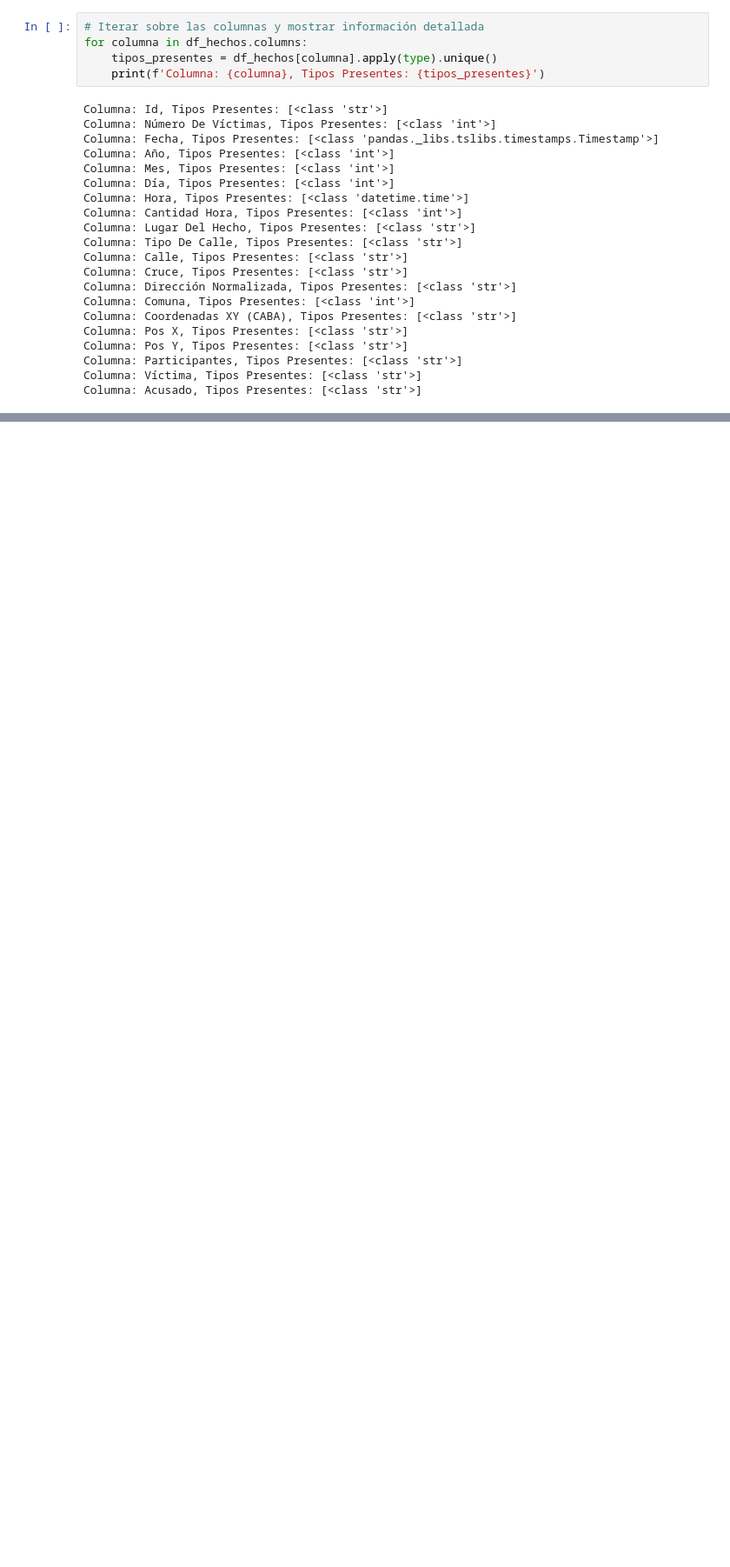
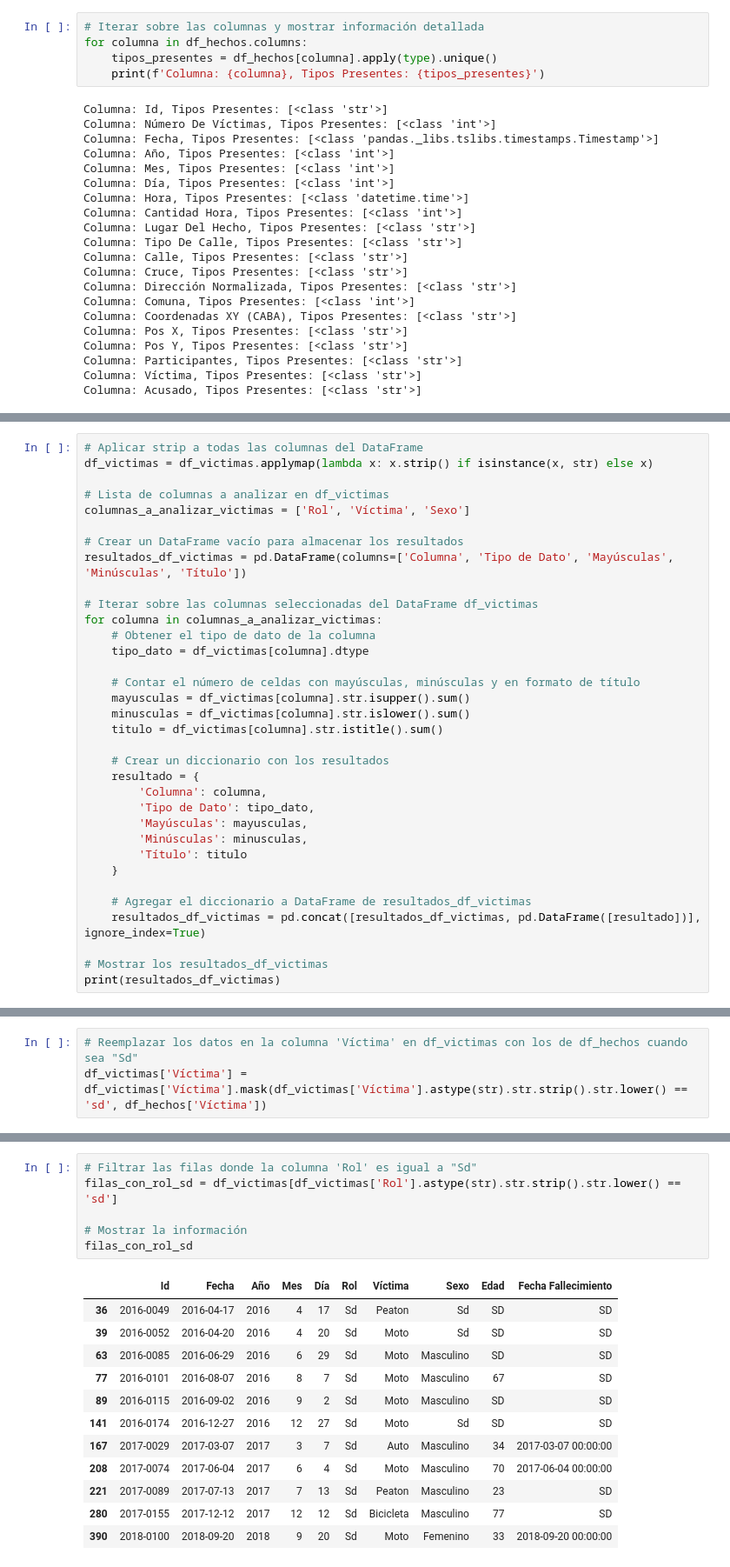
Before and after one commit to ajalvarez75/PI-Siniestros-Viales, a Jupyter notebook: proyecto/EDA_homicidios.ipynb, the cells around one changed output, grey strips where cells are left out. Shown at 87% size. Drawn from its saved outputs; the diff is of its cells as text; blank space fills up the shorter version.

```diff
--- a/proyecto/EDA_homicidios.ipynb
+++ b/proyecto/EDA_homicidios.ipynb
@@ -538,0 +754,34 @@ Columna: Acusado, Tipos Presentes: [<class 'str'>]
+# %%
+# Aplicar strip a todas las columnas del DataFrame
+df_victimas = df_victimas.applymap(lambda x: x.strip() if isinstance(x, str) else x)
+
+# Lista de columnas a analizar en df_victimas
+columnas_a_analizar_victimas = ['Rol', 'Víctima', 'Sexo']
+
+# Crear un DataFrame vacío para almacenar los resultados
+resultados_df_victimas = pd.DataFrame(columns=['Columna', 'Tipo de Dato', 'Mayúsculas', 'Minúsculas', 'Título'])
+
+# Iterar sobre las columnas seleccionadas del DataFrame df_victimas
+for columna in columnas_a_analizar_victimas:
+    # Obtener el tipo de dato de la columna
+    tipo_dato = df_victimas[columna].dtype
+
+    # Contar el número de celdas con mayúsculas, minúsculas y en formato de título
+    mayusculas = df_victimas[columna].str.isupper().sum()
+    minusculas = df_victimas[columna].str.islower().sum()
+    titulo = df_victimas[columna].str.istitle().sum()
+
+    # Crear un diccionario con los resultados
+    resultado = {
+        'Columna': columna,
+        'Tipo de Dato': tipo_dato,
+        'Mayúsculas': mayusculas,
+        'Minúsculas': minusculas,
+        'Título': titulo
+    }
+
+    # Agregar el diccionario a DataFrame de resultados_df_victimas
+    resultados_df_victimas = pd.concat([resultados_df_victimas, pd.DataFrame([resultado])], ignore_index=True)
+
+# Mostrar los resultados_df_victimas
+print(resultados_df_victimas)
@@ -538,0 +941,3 @@ Columna: Acusado, Tipos Presentes: [<class 'str'>]
+# %%
+# Reemplazar los datos en la columna 'Víctima' en df_victimas con los de df_hechos cuando sea "Sd"
+df_victimas['Víctima'] = df_victimas['Víctima'].mask(df_victimas['Víctima'].astype(str).str.strip().str.lower() == 'sd', df_hechos['Víctima'])
@@ -538,0 +948,19 @@ Columna: Acusado, Tipos Presentes: [<class 'str'>]
+# %%
+# Filtrar las filas donde la columna 'Rol' es igual a "Sd"
+filas_con_rol_sd = df_victimas[df_victimas['Rol'].astype(str).str.strip().str.lower() == 'sd']
+
+# Mostrar la información
+filas_con_rol_sd
+# %% [output]
+|  | Id | Fecha | Año | Mes | Día | Rol | Víctima | Sexo | Edad | Fecha Fallecimiento |
+| 36 | 2016-0049 | 2016-04-17 | 2016 | 4 | 17 | Sd | Peaton | Sd | SD | SD |
+| 39 | 2016-0052 | 2016-04-20 | 2016 | 4 | 20 | Sd | Moto | Sd | SD | SD |
+| 63 | 2016-0085 | 2016-06-29 | 2016 | 6 | 29 | Sd | Moto | Masculino | SD | SD |
+| 77 | 2016-0101 | 2016-08-07 | 2016 | 8 | 7 | Sd | Moto | Masculino | 67 | SD |
+| 89 | 2016-0115 | 2016-09-02 | 2016 | 9 | 2 | Sd | Moto | Masculino | SD | SD |
+| 141 | 2016-0174 | 2016-12-27 | 2016 | 12 | 27 | Sd | Moto | Sd | SD | SD |
+| 167 | 2017-0029 | 2017-03-07 | 2017 | 3 | 7 | Sd | Auto | Masculino | 34 | 2017-03-07 00:00:00 |
+| 208 | 2017-0074 | 2017-06-04 | 2017 | 6 | 4 | Sd | Moto | Masculino | 70 | 2017-06-04 00:00:00 |
+| 221 | 2017-0089 | 2017-07-13 | 2017 | 7 | 13 | Sd | Peaton | Masculino | 23 | SD |
+| 280 | 2017-0155 | 2017-12-12 | 2017 | 12 | 12 | Sd | Bicicleta | Masculino | 77 | SD |
+| 390 | 2018-0100 | 2018-09-20 | 2018 | 9 | 20 | Sd | Moto | Femenino | 33 | 2018-09-20 00:00:00 |
```
Also changed, not shown: parts of 96 cells of this notebook, 2 other files.
